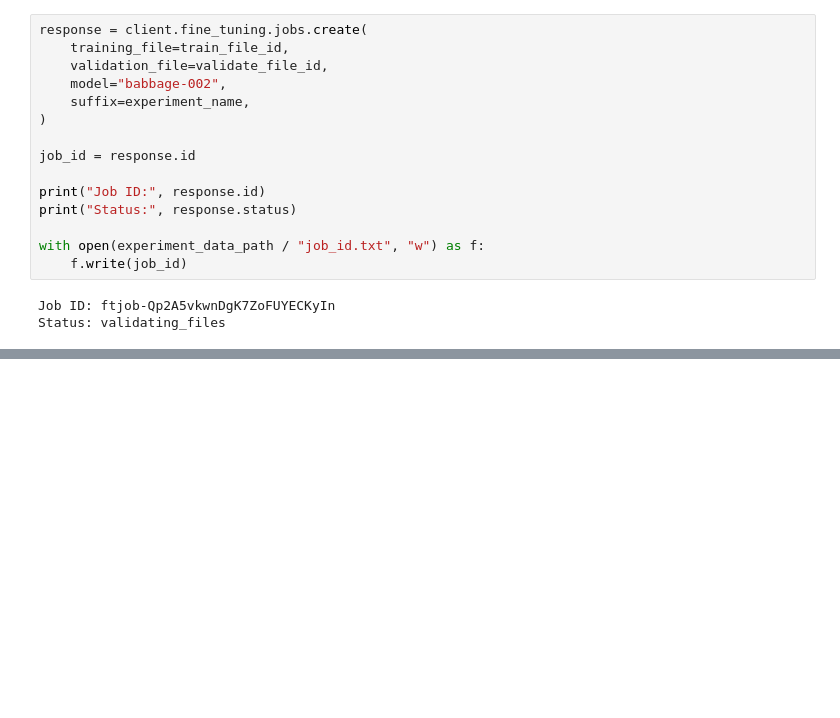
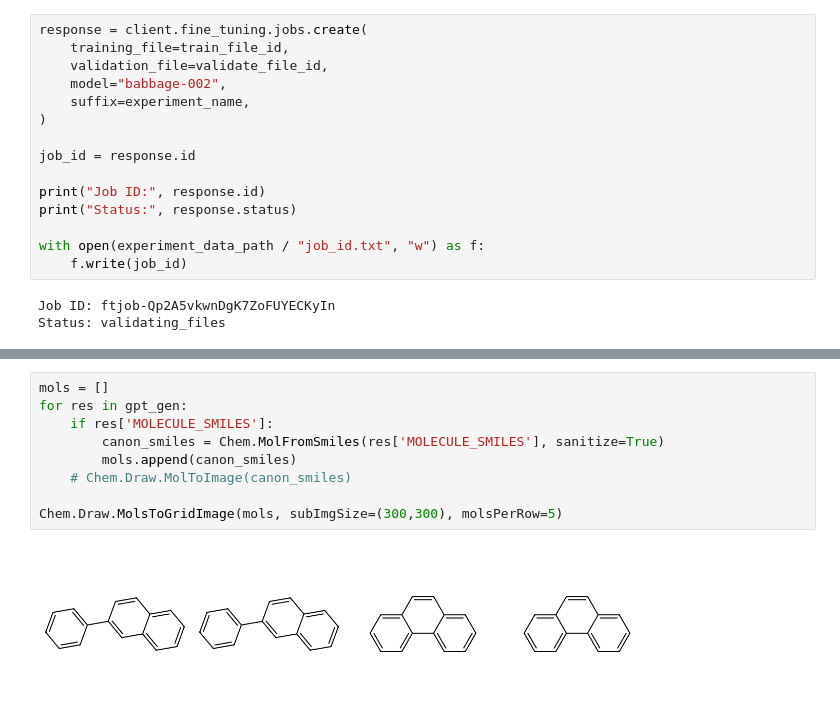
Before and after one commit to azadoks/ai_for_chemistry, a Jupyter notebook: notebooks/gptchem_regression.ipynb, the cells around one changed output, grey strips where cells are left out. Drawn from its saved outputs; the diff is of its cells as text; blank space fills up the shorter version.

```diff
--- a/notebooks/gptchem_regression.ipynb
+++ b/notebooks/gptchem_regression.ipynb
@@ -389,0 +226,11 @@ def wavelength_to_spectrum(wavelength, intensity=1):
+# %%
+mols = []
+for res in gpt_gen:
+    if res['MOLECULE_SMILES']:
+        canon_smiles = Chem.MolFromSmiles(res['MOLECULE_SMILES'], sanitize=True)
+        mols.append(canon_smiles)
+    # Chem.Draw.MolToImage(canon_smiles)
+
+Chem.Draw.MolsToGridImage(mols, subImgSize=(300,300), molsPerRow=5)
+# %% [output]
+[figure, added]
```
Also changed, not shown: parts of 13 cells of this notebook, 17 other files.
